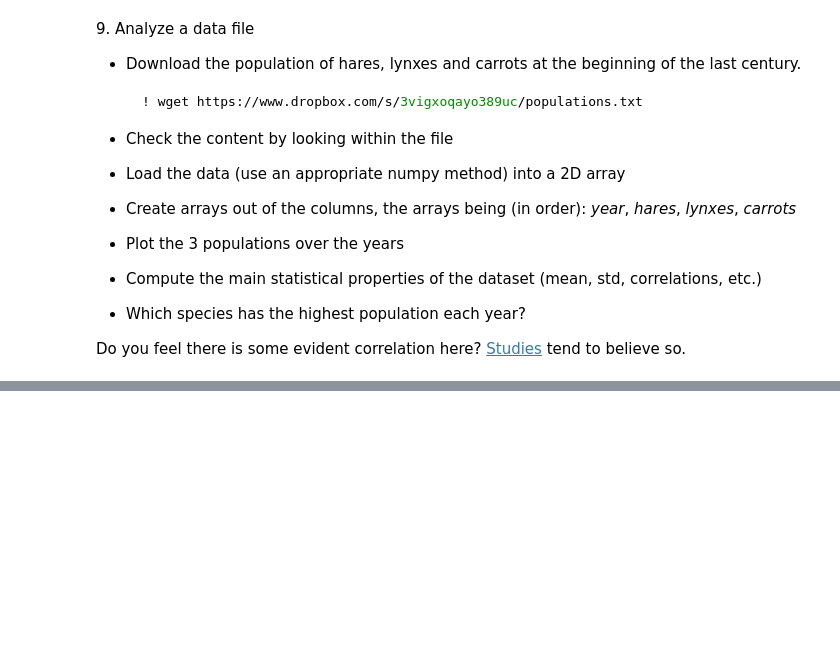
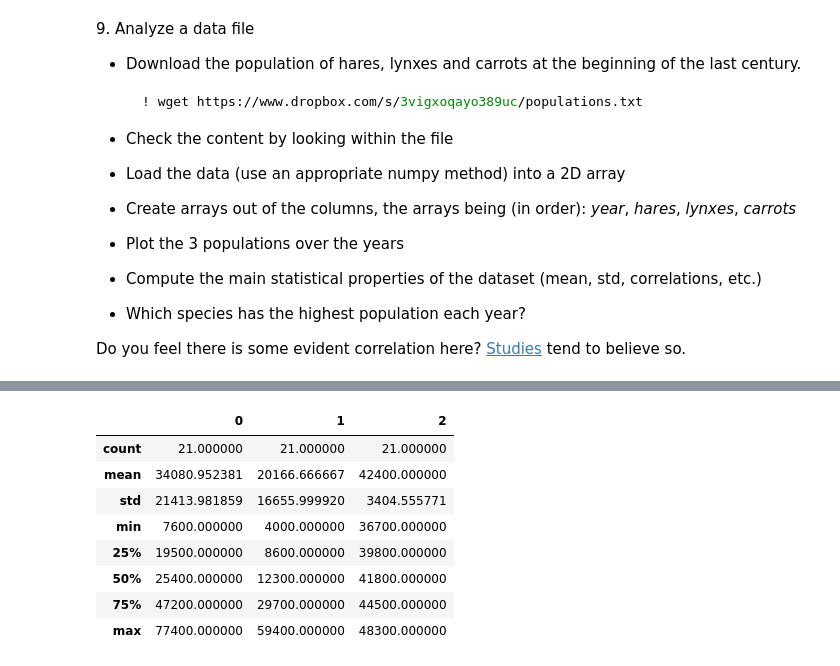
Before and after one commit to T3X3K/LaboratoryOfComputationalPhysics_Y6, a Jupyter notebook: 04ex_Numpy.ipynb, the cells around one changed output, grey strips where cells are left out. Saved outputs shown, nothing was run; the diff lists cells and outputs as text; code cells hidden in the pictures; blank space fills up the shorter version.

```diff
--- a/04ex_Numpy.ipynb
+++ b/04ex_Numpy.ipynb
@@ -243,0 +310,13 @@ Do you feel there is some evident correlation here? [Studies](https://www.enr.go
+# %%
+import pandas as pd
+pd.DataFrame(reduced).describe()
+# %% [output]
+|  | 0 | 1 | 2 |
+| count | 21.000000 | 21.000000 | 21.000000 |
+| mean | 34080.952381 | 20166.666667 | 42400.000000 |
+| std | 21413.981859 | 16655.999920 | 3404.555771 |
+| min | 7600.000000 | 4000.000000 | 36700.000000 |
+| 25% | 19500.000000 | 8600.000000 | 39800.000000 |
+| 50% | 25400.000000 | 12300.000000 | 41800.000000 |
+| 75% | 47200.000000 | 29700.000000 | 44500.000000 |
+| max | 77400.000000 | 59400.000000 | 48300.000000 |
```
Also changed, not shown: parts of 9 cells of this notebook, 9 other files.
